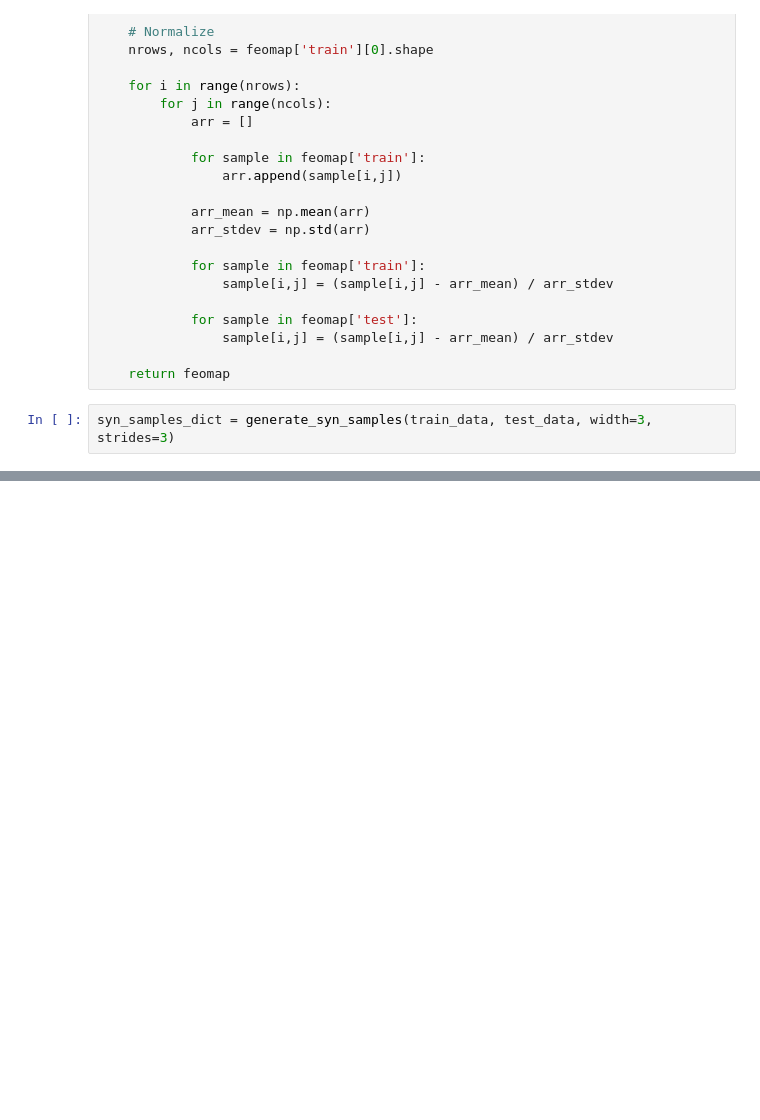
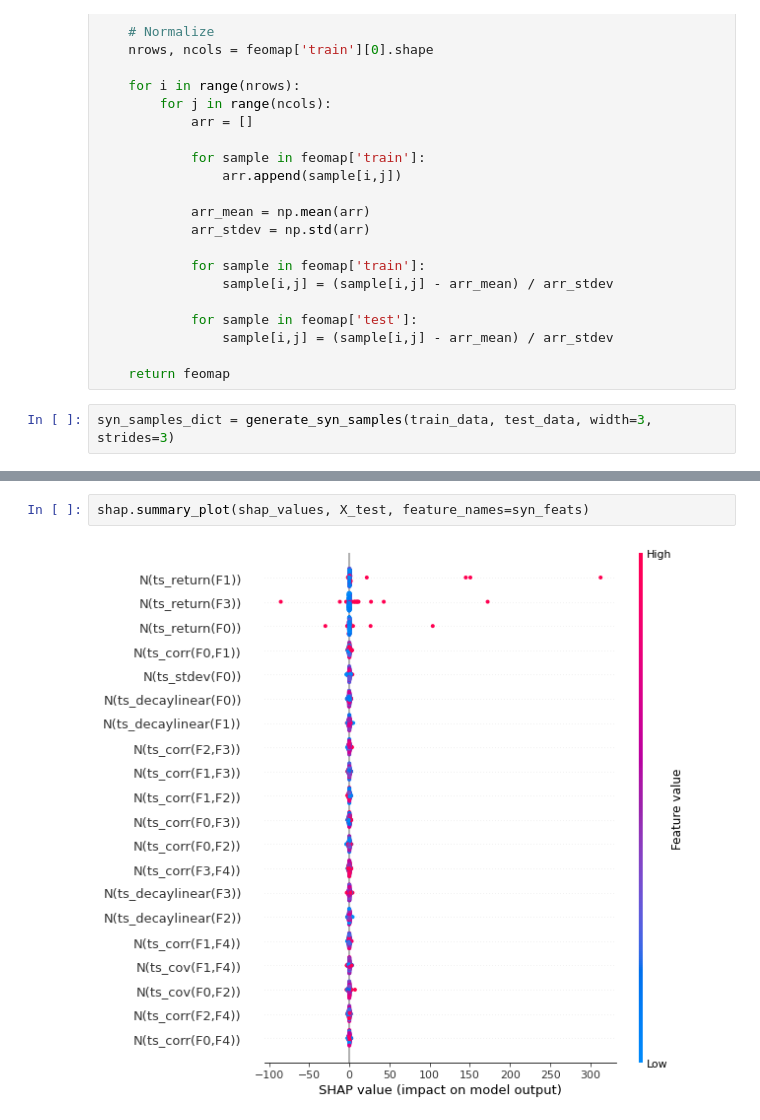
Before and after one commit to shizukazc/NNResearchProject, a Jupyter notebook: AlphaNetPro.ipynb, the cells around one changed output, grey strips where cells are left out. Cells and saved outputs as stored; diff of their text form; blank space fills up the shorter version.

```diff
--- a/AlphaNetPro.ipynb
+++ b/AlphaNetPro.ipynb
@@ -416,0 +636,4 @@ array([[0.556159  , 0.37320736, 0.8774587 , 0.6654548 , 0.17773609,
+# %%
+shap.summary_plot(shap_values, X_test, feature_names=syn_feats)
+# %% [output]
+[figure, added]
```
Also changed, not shown: parts of 40 cells of this notebook.
